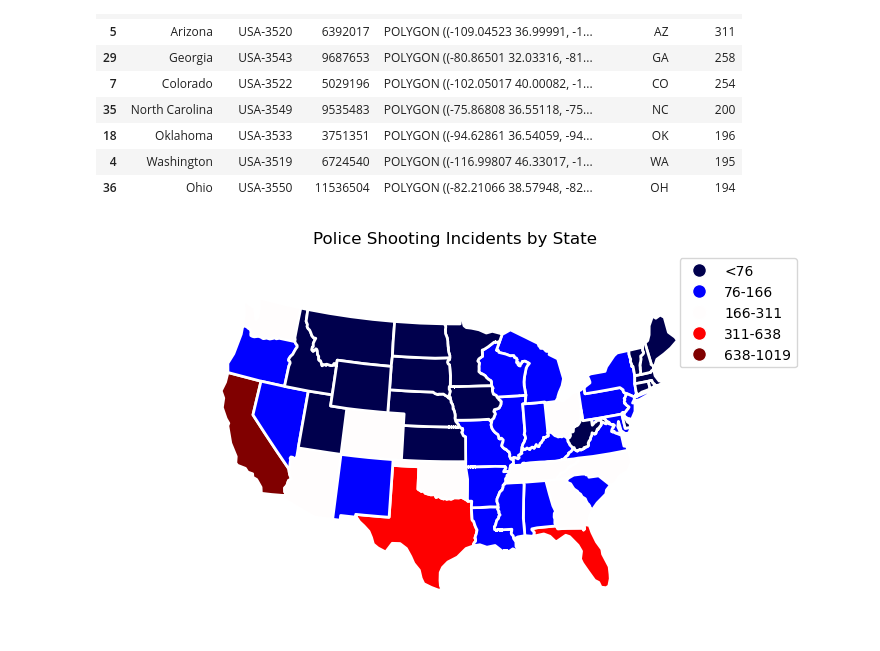
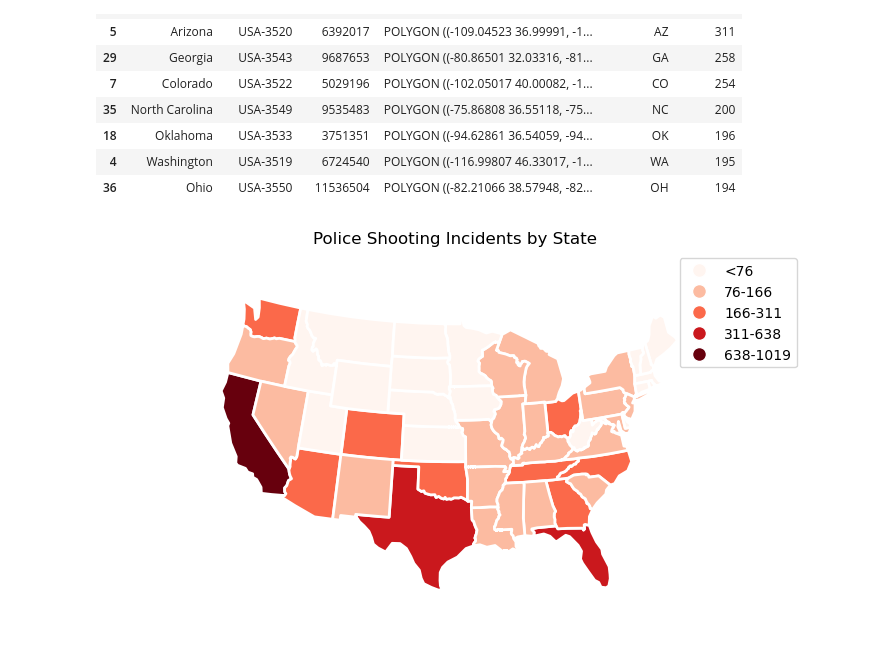
Before and after one commit to fongc123/notes, a Jupyter notebook: src/data visualization/police_shootings.ipynb, the cells around one changed output. Cells and saved outputs as stored; diff of their text form; code cells hidden in the pictures.

```diff
--- a/src/data visualization/police_shootings.ipynb
+++ b/src/data visualization/police_shootings.ipynb
@@ -220,24 +220,24 @@ contiguous_usa.head(10)
 # %%
 # plot incidents by state
 gplt.choropleth(
     contiguous_usa,
     hue = 'incidents',
     projection = gplt.crs.AlbersEqualArea(),
     edgecolor = 'white',
     linewidth = 2,
-    cmap = 'seismic',
+    cmap = 'Reds',
     legend = True,
     scheme = "FisherJenks",
     legend_labels = [
         "<76",
         "76-166",
         "166-311",
         "311-638",
         "638-1019",
     ],
     figsize = (9, 5)
 )
 plt.title("Police Shooting Incidents by State")
 plt.show()
 # %% [output]
-[figure, old version]
+[figure, new version]
```
Also changed, not shown: parts of 1 cell of this notebook, 4 other files.
